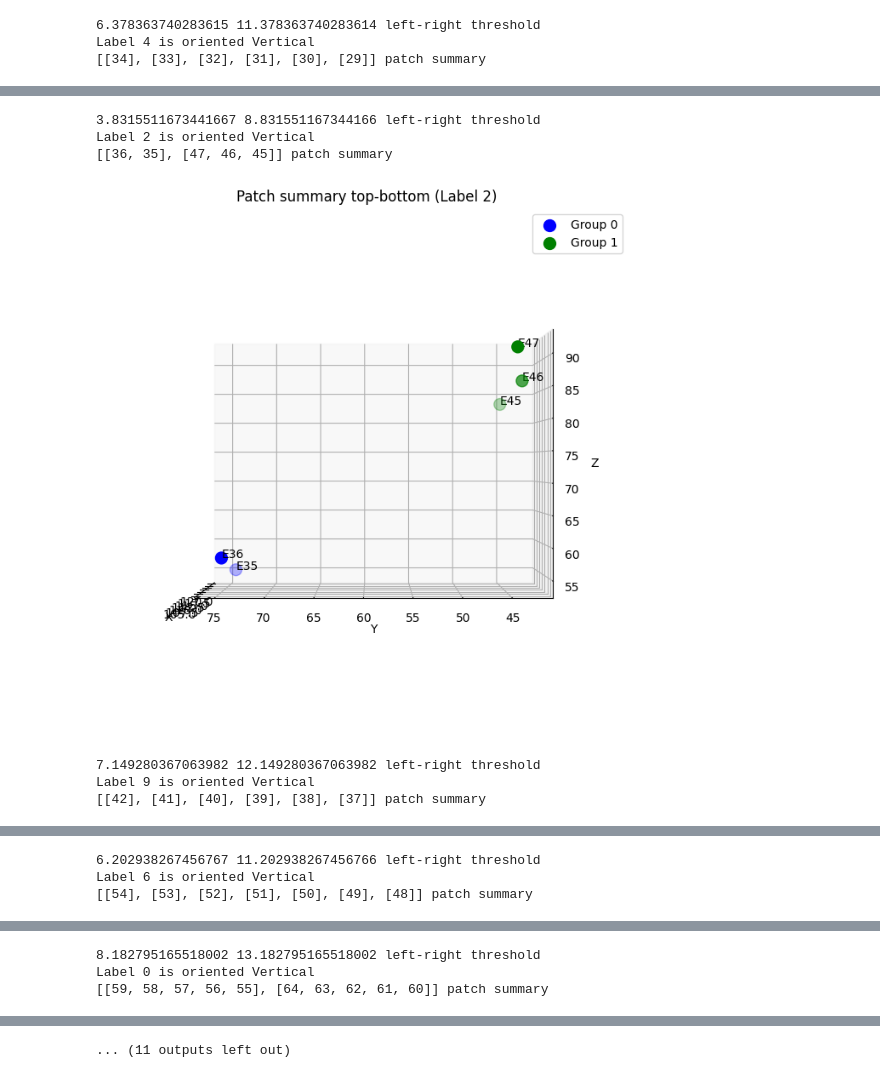
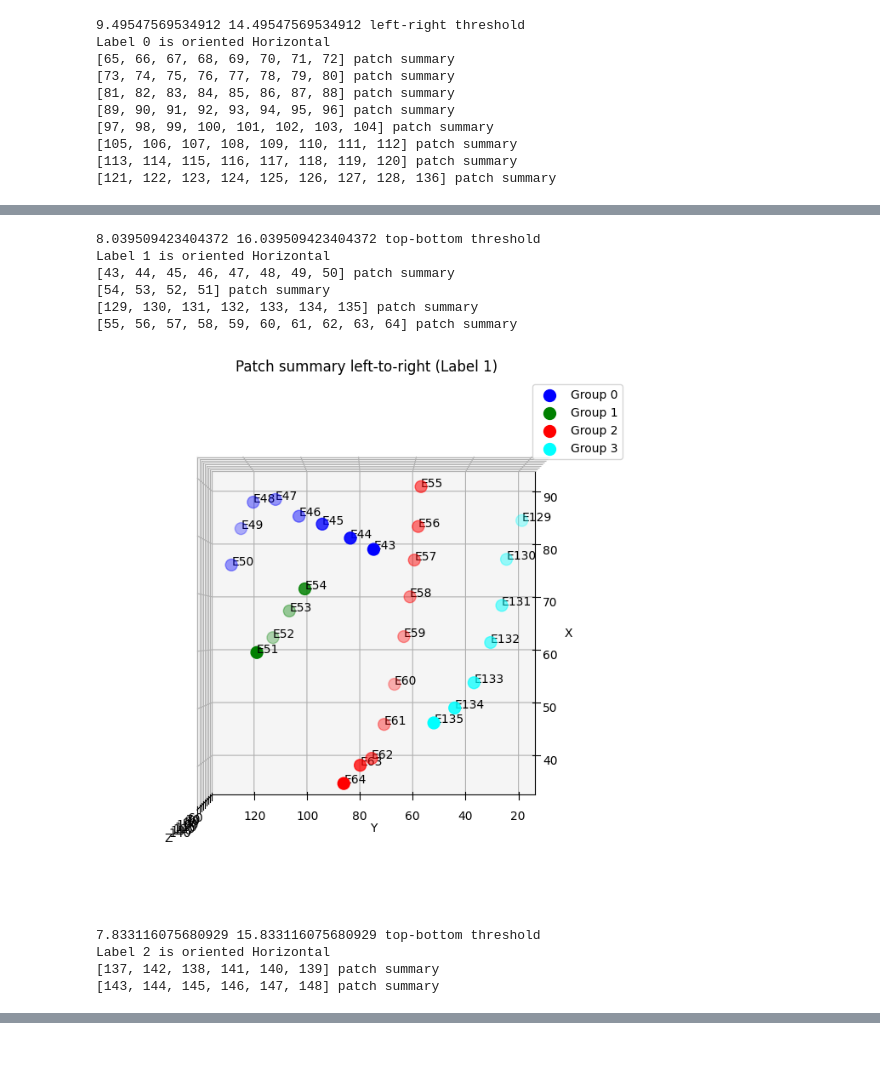
Before and after one commit to ScheWann/CS529_VDS_Epilepsy, a Jupyter notebook: backend/patch.ipynb, the cells around one changed output, grey strips where cells are left out. Saved outputs shown, nothing was run; the diff lists cells and outputs as text; code cells hidden in the pictures; blank space fills up the shorter version.

```diff
--- a/backend/patch.ipynb
+++ b/backend/patch.ipynb
@@ -11,13 +11,30 @@ from sklearn.cluster import DBSCAN
 from sklearn.preprocessing import StandardScaler
 # %%
 # electrode_df = pd.read_csv("/Users/siyuanzhao/Documents/GitHub/CS529_VDS_Epilepsy/frontend/src/data/electrodes/ep129/ep129_electrodes_2024.csv")
-electrode_df = pd.read_csv("/Users/siyuanzhao/Documents/GitHub/CS529_VDS_Epilepsy/frontend/src/data/electrodes/ep187/ep187_electrodes_2024.csv")
+# electrode_df = pd.read_csv("/Users/siyuanzhao/Documents/GitHub/CS529_VDS_Epilepsy/frontend/src/data/electrodes/ep187/ep187_electrodes_2024.csv")
+# electrode_df = pd.read_csv("/Users/siyuanzhao/Documents/GitHub/CS529_VDS_Epilepsy/frontend/src/data/electrodes/ep162/ep162_rois_kmeans.csv")
+# electrode_df = pd.read_csv("/Users/siyuanzhao/Documents/GitHub/CS529_VDS_Epilepsy/frontend/src/data/electrodes/ep164/ep164_rois_kmeans.csv")
+electrode_df = pd.read_csv("/Users/siyuanzhao/Documents/GitHub/CS529_VDS_Epilepsy/frontend/src/data/electrodes/ep165/ep165_rois_kmeans.csv")
+
+electrode_df['E_Brain'] = electrode_df['E_Brain'].str.replace('\d+', '', regex=True)
 
 # top_bottom_df = electrode_df[electrode_df['E_Brain'].isin(['PS', 'ST'])]
 # left_right_df = electrode_df[~electrode_df['E_Brain'].isin(['PS', 'ST'])]
 
-top_bottom_df = electrode_df[electrode_df['E_Brain'].isin(['PS', 'ST', 'SF'])]
-left_right_df = electrode_df[~electrode_df['E_Brain'].isin(['PS', 'ST', 'SF'])]
+# top_bottom_df = electrode_df[electrode_df['E_Brain'].isin(['PS', 'ST', 'SF'])]
+# left_right_df = electrode_df[~electrode_df['E_Brain'].isin(['PS', 'ST', 'SF'])]
+
+# ep162 top-bottom divided by region
+# top_bottom_df = electrode_df[electrode_df['E_Brain'].isin(['IH', 'AT', 'PT', 'PS'])]
+# left_right_df = electrode_df[~electrode_df['E_Brain'].isin(['IH', 'AT', 'PT', 'PS'])]
+
+# ep164 top-bottom divided by region
+# top_bottom_df = electrode_df[electrode_df['label'].isin([0, 1])]
+# left_right_df = electrode_df[~electrode_df['label'].isin([0, 1])]
+
+# ep165 top-bottom divided by region
+top_bottom_df = electrode_df[electrode_df['label'].isin([1, 2])]
+left_right_df = electrode_df[~electrode_df['label'].isin([1, 2])]
 
 # find the unique labels for creating arrays
 top_bottom_df_label_array = top_bottom_df['label'].unique()
@@ -30,7 +47,7 @@ def update_electrode_groups(view, label, matrix, orientation):
     # Update the electrode_groups dictionary
     electrode_groups[label] = {'view': view, 'orientation': orientation, 'matrix': matrix}
 
-# Determine whether it is horizontal or vertical when view is from left to right\
+# Determine whether it is horizontal or vertical when view is from left to right
 def left_right_determine_orientation(group_df):
     y_std = group_df['Y'].std()
     z_std = group_df['Z'].std()
@@ -145,7 +162,7 @@ for label in left_right_df_label_array:
 
             update_electrode_groups('left-right', str(label), sorted_groups, first_group_orientation)
 
-    colors = ['blue', 'green', 'red', 'cyan', 'magenta', 'yellow']
+    colors = ['blue', 'green', 'red', 'cyan', 'magenta', 'yellow', 'purple', 'orange', 'purple']
 
     for group in unique_groups:
         group_df = sorted_df[sorted_df['group'] == group]
@@ -227,7 +244,7 @@ for label in top_bottom_df_label_array:
     #################################### if it has multiple groups #########################################
     else:
         # Determine the orientation of the first group
-        first_group_df = sorted_df[sorted_df['group'] == unique_groups[0]]
+        first_group_df = sorted_df[sorted_df['group'] == unique_groups[1]]
         first_group_orientation = left_right_determine_orientation(first_group_df)
         print(f"Label {label} is oriented {first_group_orientation}")
 
@@ -260,7 +277,7 @@ for label in top_bottom_df_label_array:
             # update_electrode_groups('top-bottom', str(label), electrode_groups[str(label)], first_group_orientation)
             update_electrode_groups('top-bottom', str(label), sorted_groups, first_group_orientation)
 
-    colors = ['blue', 'green', 'red', 'cyan', 'magenta', 'yellow']
+    colors = ['blue', 'green', 'red', 'cyan', 'magenta', 'yellow', 'purple', 'orange', 'purple']
 
     for group in unique_groups:
         group_df = sorted_df[sorted_df['group'] == group]
@@ -345,9 +362,25 @@ transpose_and_pair_vertical_matrices_conditionally(electrode_groups)
 # with open('ep129_patch_summary.json', 'w') as f:
 #     json.dump(electrode_groups, f)
 
+# with open('ep162_patch_summary.json', 'w') as f:
+#     json.dump(electrode_groups, f)
+
+# with open('ep164_patch_summary.json', 'w') as f:
+#     json.dump(electrode_groups, f)
+
+with open('ep165_patch_summary.json', 'w') as f:
+    json.dump(electrode_groups, f)
+
 # Display
 electrode_groups
 # %% [output]
-6.378363740283615 11.378363740283614 left-right threshold
-Label 4 is oriented Vertical
-[[34], [33], [32], [31], [30], [29]] patch summary
+9.49547569534912 14.49547569534912 left-right threshold
+Label 0 is oriented Horizontal
+[65, 66, 67, 68, 69, 70, 71, 72] patch summary
+[73, 74, 75, 76, 77, 78, 79, 80] patch summary
+[81, 82, 83, 84, 85, 86, 87, 88] patch summary
+[89, 90, 91, 92, 93, 94, 95, 96] patch summary
+[97, 98, 99, 100, 101, 102, 103, 104] patch summary
+[105, 106, 107, 108, 109, 110, 111, 112] patch summary
+[113, 114, 115, 116, 117, 118, 119, 120] patch summary
+[121, 122, 123, 124, 125, 126, 127, 128, 136] patch summary
@@ -355,7 +388,11 @@ Label 4 is oriented Vertical
-3.8315511673441667 8.831551167344166 left-right threshold
-Label 2 is oriented Vertical
-[[36, 35], [47, 46, 45]] patch summary
+8.039509423404372 16.039509423404372 top-bottom threshold
+Label 1 is oriented Horizontal
+[43, 44, 45, 46, 47, 48, 49, 50] patch summary
+[54, 53, 52, 51] patch summary
+[129, 130, 131, 132, 133, 134, 135] patch summary
+[55, 56, 57, 58, 59, 60, 61, 62, 63, 64] patch summary
-[figure, old version]
+[figure, new version]
-7.149280367063982 12.149280367063982 left-right threshold
-Label 9 is oriented Vertical
-[[42], [41], [40], [39], [38], [37]] patch summary
+7.833116075680929 15.833116075680929 top-bottom threshold
+Label 2 is oriented Horizontal
+[137, 142, 138, 141, 140, 139] patch summary
+[143, 144, 145, 146, 147, 148] patch summary
@@ -370,3 +418,0 @@ Label 1 is oriented Horizontal
-6.202938267456767 11.202938267456766 left-right threshold
-Label 6 is oriented Vertical
-[[54], [53], [52], [51], [50], [49], [48]] patch summary
@@ -374,3 +418,0 @@ Label 6 is oriented Vertical
-8.182795165518002 13.182795165518002 left-right threshold
-Label 0 is oriented Vertical
-[[59, 58, 57, 56, 55], [64, 63, 62, 61, 60]] patch summary
@@ -378 +418,0 @@ Label 0 is oriented Vertical
-... (11 outputs left out)
```
Also changed, not shown: parts of 1 cell of this notebook.
